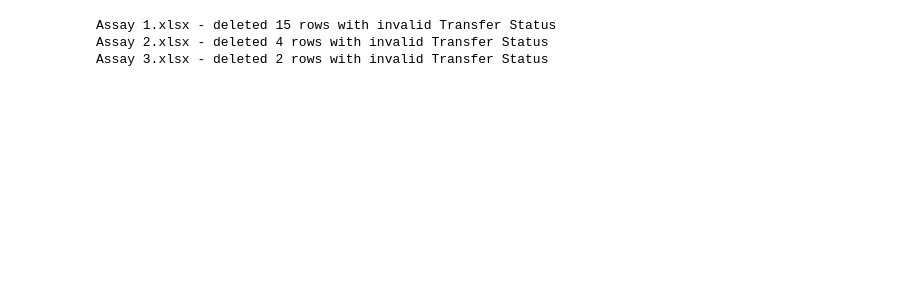
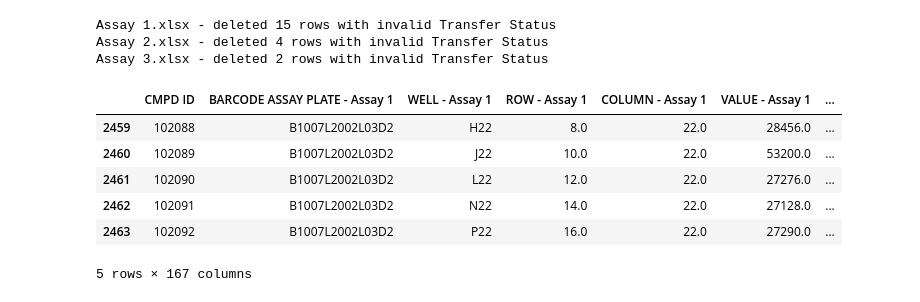
Before and after one commit to zuzg/drug-screening, a Jupyter notebook: notebooks/test_projections_plotly.ipynb, the cells around one changed output. Cells and saved outputs as stored; diff of their text form; code cells hidden in the pictures; blank space fills up the shorter version.

Commit message:
combine_assays bug fix

```diff
--- a/notebooks/test_projections_plotly.ipynb
+++ b/notebooks/test_projections_plotly.ipynb
@@ -14,4 +14,12 @@ Assay 2.xlsx - deleted 4 rows with invalid Transfer Status
 Assay 3.xlsx - deleted 2 rows with invalid Transfer Status
 # %%
 combined = combine_assays(df_list)
-# combined.head()
+combined.tail()
+# %% [output]
+|  | CMPD ID | BARCODE ASSAY PLATE - Assay 1 | WELL - Assay 1 | ROW - Assay 1 | COLUMN - Assay 1 | VALUE - Assay 1 | ... |
+| 2459 | 102088 | B1007L2002L03D2 | H22 | 8.0 | 22.0 | 28456.0 | ... |
+| 2460 | 102089 | B1007L2002L03D2 | J22 | 10.0 | 22.0 | 53200.0 | ... |
+| 2461 | 102090 | B1007L2002L03D2 | L22 | 12.0 | 22.0 | 27276.0 | ... |
+| 2462 | 102091 | B1007L2002L03D2 | N22 | 14.0 | 22.0 | 27128.0 | ... |
+| 2463 | 102092 | B1007L2002L03D2 | P22 | 16.0 | 22.0 | 27290.0 | ... |
+5 rows × 167 columns
```
Also changed, not shown: parts of 1 cell of this notebook.
